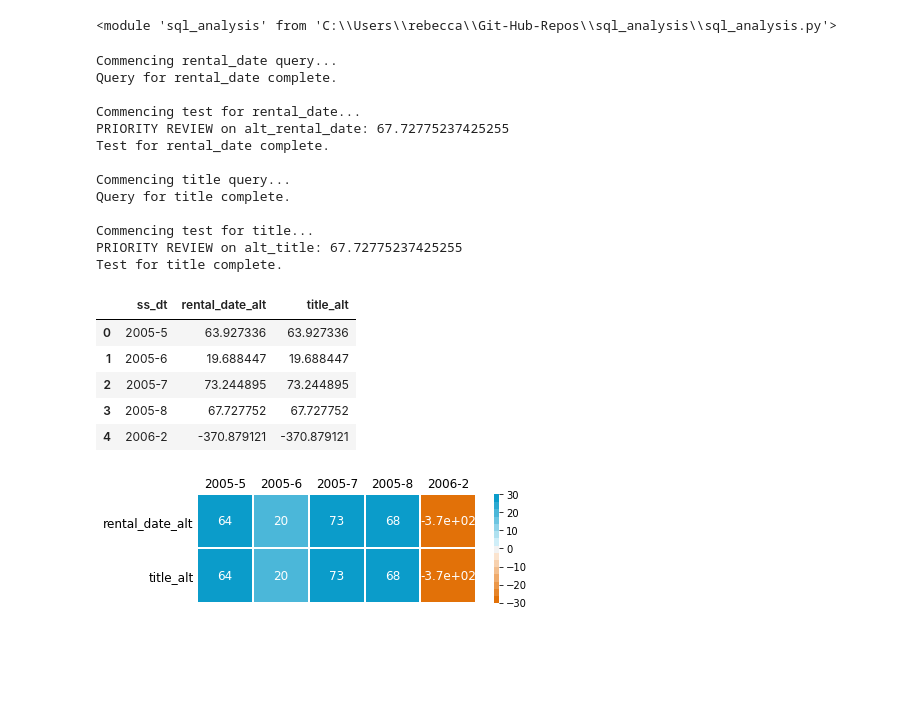
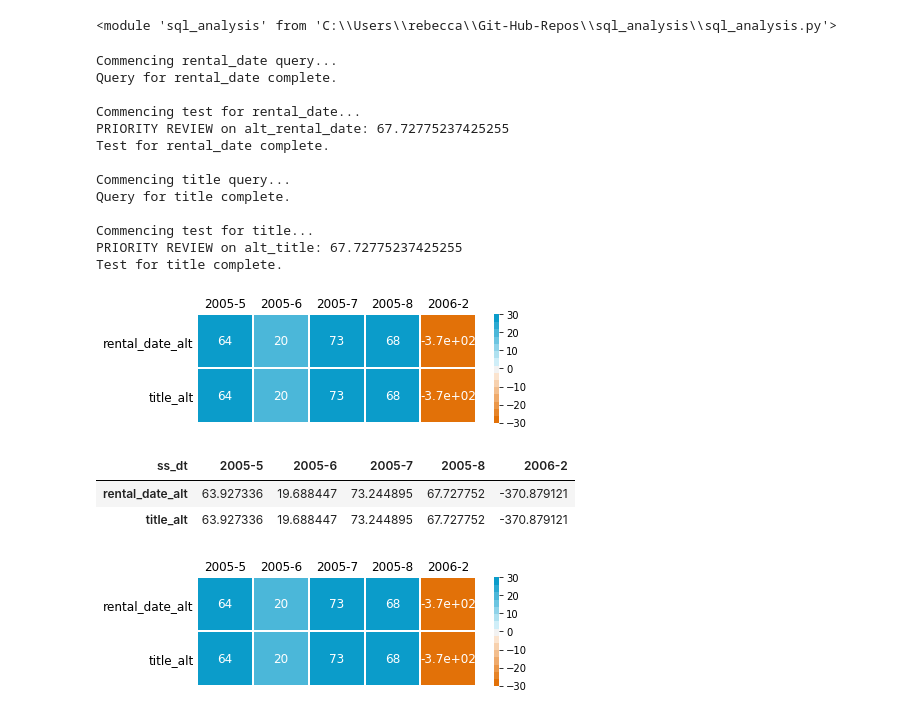
Before and after one commit to rebeccaebarnes/sql_analysis, a Jupyter notebook: sql_analysis_development.ipynb, the cells around one changed output. Cells and saved outputs as stored; diff of their text form; code cells hidden in the pictures; blank space fills up the shorter version.

Commit message:
TST: Test summarize_results

```diff
--- a/sql_analysis_development.ipynb
+++ b/sql_analysis_development.ipynb
@@ -222,42 +223,39 @@ reload(san)
 # %%
 high_distinct = [('rental_date', 'rental_date'),
                  ('title', 'title')]
 
 tester = san.SQLUnitTest(count_df,
                          comparison_names=table_alias)
 tester.summary_field = 'ss_dt'
 
 for comparison_fields in high_distinct:
     gatherer.comparison_fields = comparison_fields
     df = gatherer.gather_data()
 
     tester.data = df
     tester.test_field = comparison_fields[0]
+    tester.summary_field = 'ss_dt'
 
     tester.run_test()
+tester.summarize_results(save=False)
 # %% [output]
 Commencing rental_date query...
 Query for rental_date complete.
 
 Commencing test for rental_date...
 PRIORITY REVIEW on alt_rental_date: 67.72775237425255
 Test for rental_date complete.
 
 Commencing title query...
 Query for title complete.
 
 Commencing test for title...
 PRIORITY REVIEW on alt_title: 67.72775237425255
 Test for title complete.
+[figure, added]
+| ss_dt | 2005-5 | 2005-6 | 2005-7 | 2005-8 | 2006-2 |
+| rental_date_alt | 63.927336 | 19.688447 | 73.244895 | 67.727752 | -370.879121 |
+| title_alt | 63.927336 | 19.688447 | 73.244895 | 67.727752 | -370.879121 |
-# %%
-tester._summary
-# %% [output]
-|  | ss_dt | rental_date_alt | title_alt |
-| 0 | 2005-5 | 63.927336 | 63.927336 |
-| 1 | 2005-6 | 19.688447 | 19.688447 |
-| 2 | 2005-7 | 73.244895 | 73.244895 |
-| 3 | 2005-8 | 67.727752 | 67.727752 |
-| 4 | 2006-2 | -370.879121 | -370.879121 |
 # %%
 summary_data = tester._summary.copy()
 summary_data.index = summary_data.ss_dt
```
Also changed, not shown: parts of 1 cell of this notebook.
